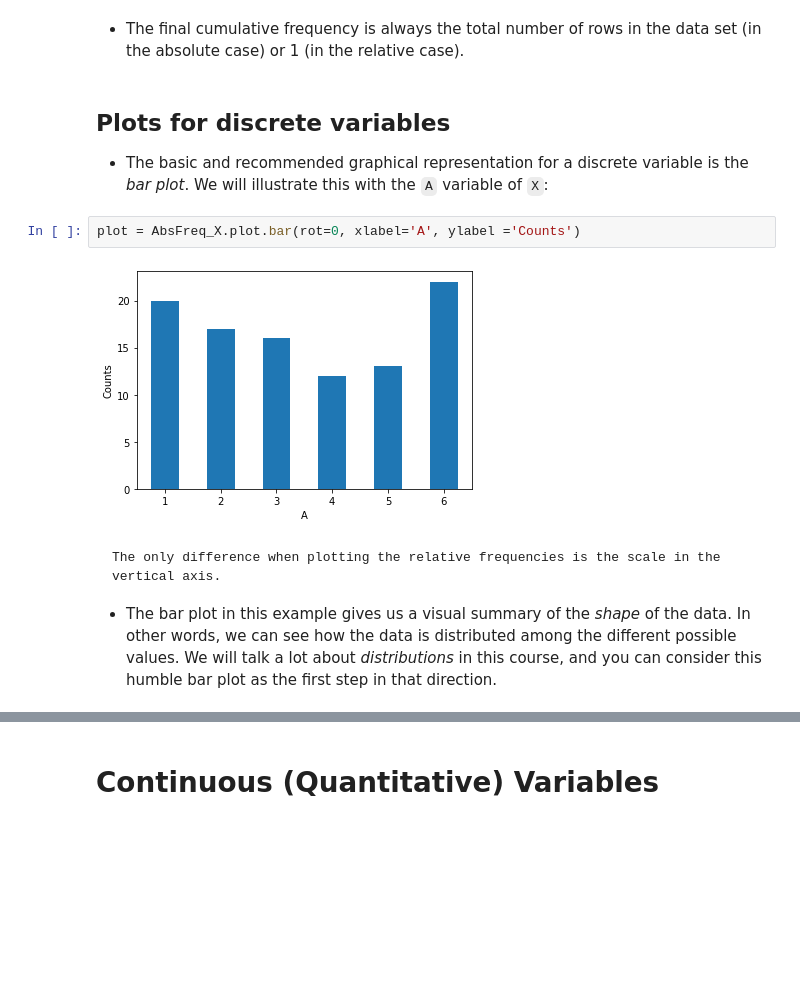
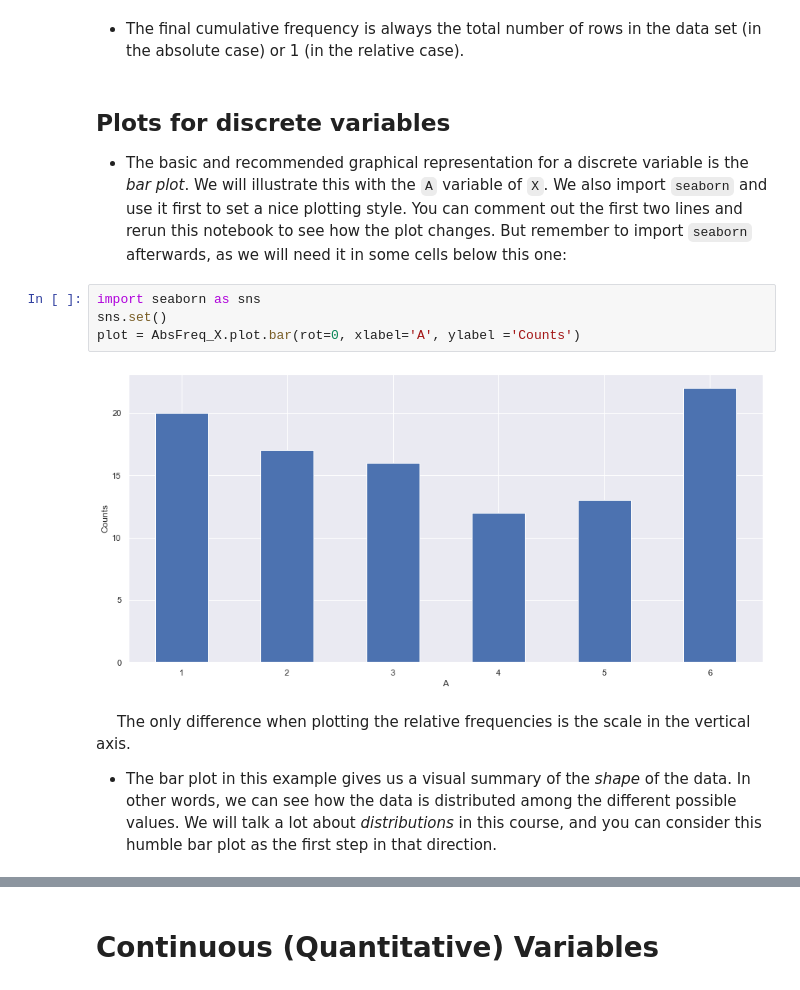
Before and after one commit to mbdfmad/fmad2223, a Jupyter notebook: 02-Exploratory Data Analysis.ipynb, the cells around one changed output, grey strips where cells are left out. Cells and saved outputs as stored; diff of their text form; blank space fills up the shorter version.

```diff
--- a/02-Exploratory Data Analysis.ipynb
+++ b/02-Exploratory Data Analysis.ipynb
@@ -316,13 +357,15 @@ Name: A, dtype: float64
 # %% [markdown]
 ## Plots for discrete variables
 
-+ The basic and recommended graphical representation for a discrete variable is the *bar plot*. We will illustrate this with the `A` variable of `X`:
++ The basic and recommended graphical representation for a discrete variable is the *bar plot*. We will illustrate this with the `A` variable of `X`. We also import `seaborn` and use it first to set a nice plotting style. You can comment out the first two lines and rerun this notebook to see how the plot changes. But remember to import `seaborn` afterwards, as we will need it in some cells below this one:
 # %%
+import seaborn as sns
+sns.set()
 plot = AbsFreq_X.plot.bar(rot=0, xlabel='A', ylabel ='Counts')
 # %% [output]
-[figure, old version]
+[figure, new version]
 # %% [markdown]
-    The only difference when plotting the relative frequencies is the scale in the vertical axis.
+$\quad$ The only difference when plotting the relative frequencies is the scale in the vertical axis.
 
 + The bar plot in this example gives us a visual summary of the *shape* of the data. In other words, we can see how the data is distributed among the different possible values. We will talk a lot about *distributions* in this course, and you can consider this humble bar plot as the first step in that direction.
 # %%
```
Also changed, not shown: parts of 100 cells of this notebook, 1 other file.
